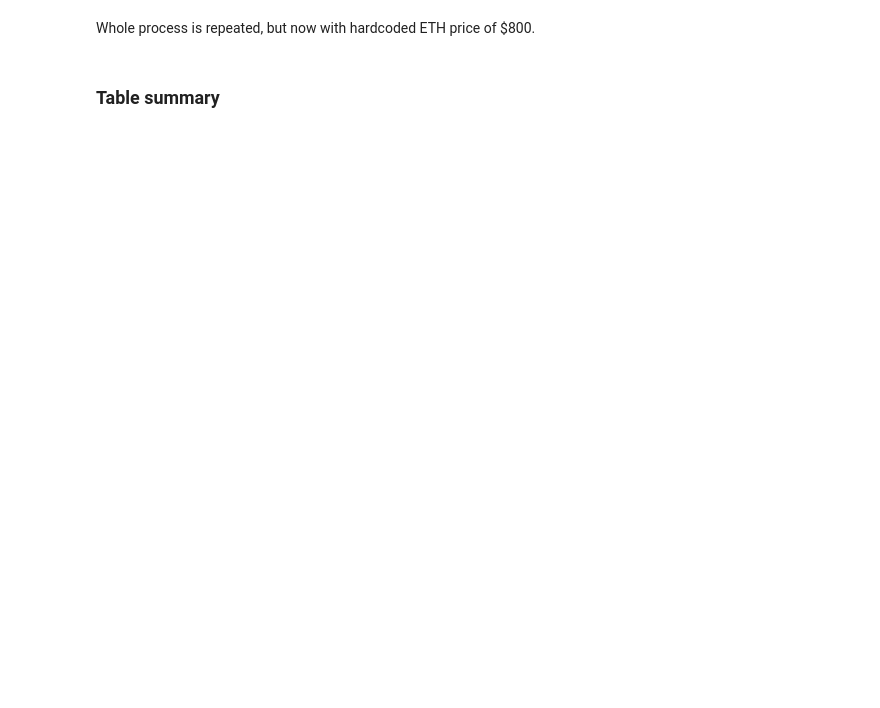
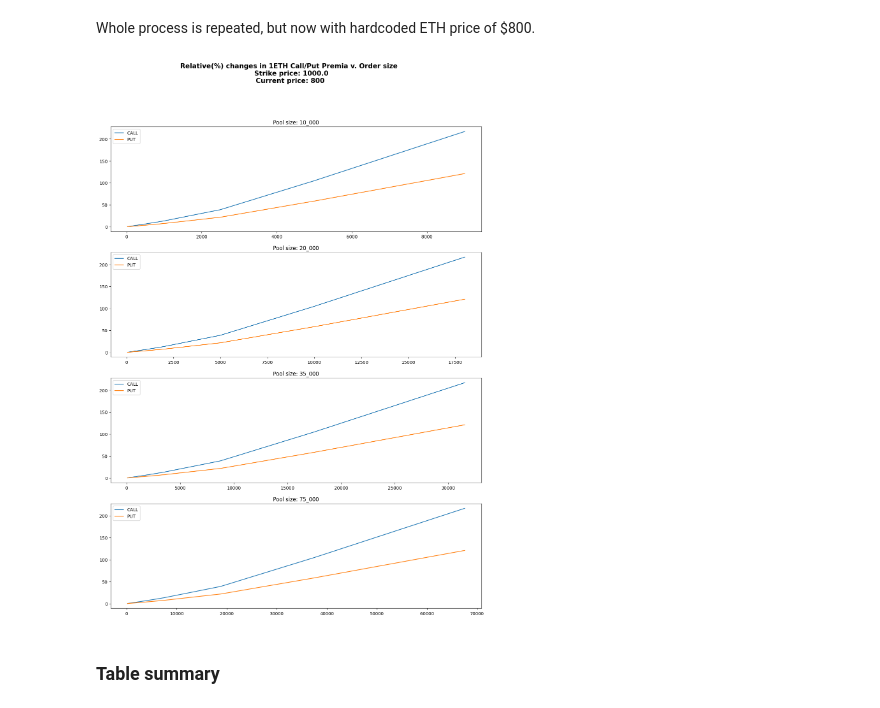
Before and after one commit to CarmineOptions/carmine-protocol, a Jupyter notebook: examples/price_impact_simulation/price_impact_sim.ipynb, the cells around one changed output. Drawn from its saved outputs; the diff is of its cells as text; code cells hidden in the pictures; blank space fills up the shorter version.

```diff
--- a/examples/price_impact_simulation/price_impact_sim.ipynb
+++ b/examples/price_impact_simulation/price_impact_sim.ipynb
@@ -221,15 +181,17 @@ Whole process is repeated, but now with hardcoded ETH price of $800.
 # %%
 fig, ax = plt.subplots(ncols = 1, nrows = len(data_2.keys()))
 fig.set_dpi(100)
 fig.set_size_inches(15, 20)
-fig.suptitle(f"Relative(%) changes in 1ETH Call/Put Premia v. Order size \n Strike price: {STRIKE_PRICE / 2**61}\nCurrent price: {CURRENT_PRICE_2}", fontweight="bold",  size=15)
+fig.suptitle(f"Relative(%) changes in 1ETH Call/Put Premia v. Order size \n Strike price: {STRIKE_PRICE / 2**61}\nCurrent price: 800", fontweight="bold",  size=15)
 
 for ix, (key, value) in enumerate(data_2.items()):
     tmp = pd.DataFrame(value['records'])
     ax[ix].plot(tmp['order_size'], tmp['perc_premium_change_CALL'], label = 'CALL')
     ax[ix].plot(tmp['order_size'], tmp['perc_premium_change_PUT'], label = 'PUT')
     ax[ix].legend()
     ax[ix].set_title(f'Pool size: {key:_}')
+# %% [output]
+[figure, added]
 # %% [markdown]
 ### Table summary
 # %%
```
Also changed, not shown: parts of 15 cells of this notebook, 3 other files.
